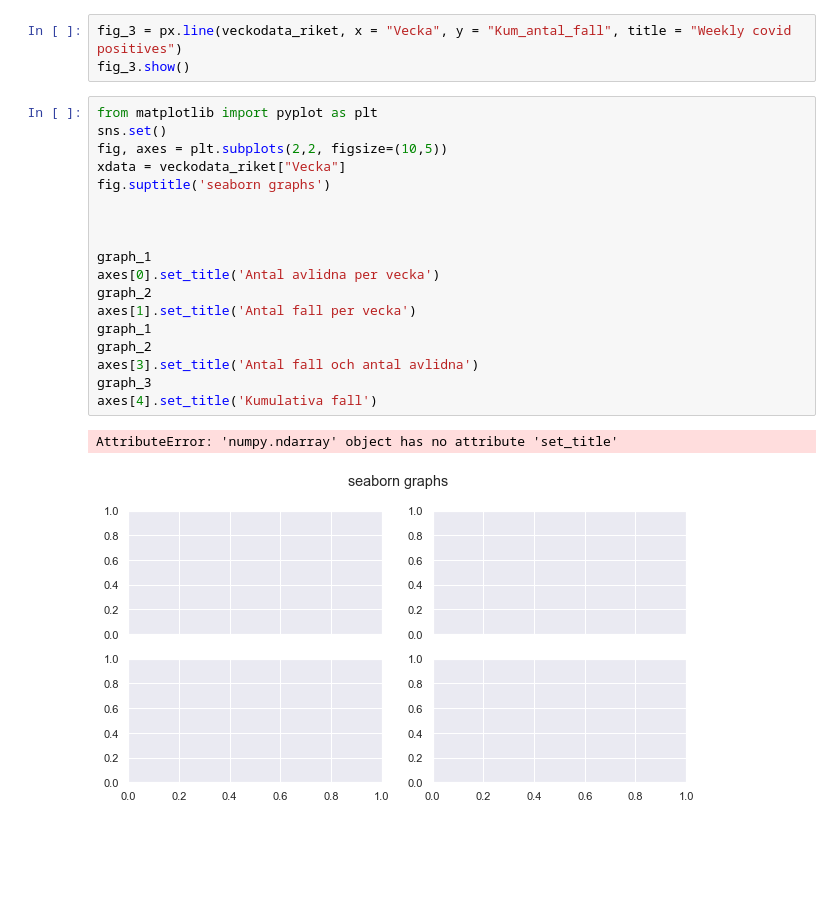
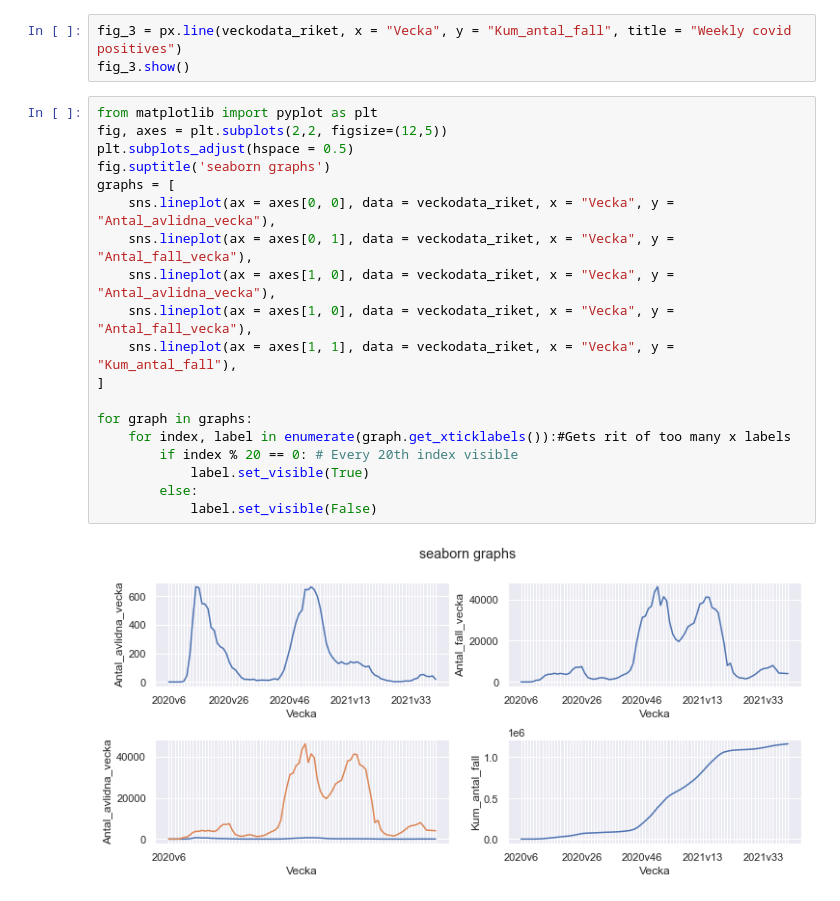
Before and after one commit to Lelelass/Databehandling-21, a Jupyter notebook: Labb_1/uppgift_1.ipynb, the cells around one changed output. Drawn from its saved outputs; the diff is of its cells as text; blank space fills up the shorter version.

Commit message:
Update uppgift_1.ipynb
finished subplotting with seaborn

```diff
--- a/Labb_1/uppgift_1.ipynb
+++ b/Labb_1/uppgift_1.ipynb
@@ -126,24 +128,24 @@ for index, label in enumerate(graph_3.get_xticklabels()):#Get rit of too many x
 # %%
 fig_3 = px.line(veckodata_riket, x = "Vecka", y = "Kum_antal_fall", title = "Weekly covid positives")
 fig_3.show()
-# %%
-from matplotlib import pyplot as plt
-sns.set()
-fig, axes = plt.subplots(2,2, figsize=(10,5))
-xdata = veckodata_riket["Vecka"]
-fig.suptitle('seaborn graphs')
-
-
-
-graph_1
-axes[0].set_title('Antal avlidna per vecka')
-graph_2
-axes[1].set_title('Antal fall per vecka')
-graph_1
-graph_2
-axes[3].set_title('Antal fall och antal avlidna')
-graph_3
-axes[4].set_title('Kumulativa fall')
-# %% [output]
-AttributeError: 'numpy.ndarray' object has no attribute 'set_title'
-[figure, removed]
+# %%
+from matplotlib import pyplot as plt
+fig, axes = plt.subplots(2,2, figsize=(12,5))
+plt.subplots_adjust(hspace = 0.5)
+fig.suptitle('seaborn graphs')
+graphs = [
+    sns.lineplot(ax = axes[0, 0], data = veckodata_riket, x = "Vecka", y = "Antal_avlidna_vecka"),
+    sns.lineplot(ax = axes[0, 1], data = veckodata_riket, x = "Vecka", y = "Antal_fall_vecka"),
+    sns.lineplot(ax = axes[1, 0], data = veckodata_riket, x = "Vecka", y = "Antal_avlidna_vecka"),
+    sns.lineplot(ax = axes[1, 0], data = veckodata_riket, x = "Vecka", y = "Antal_fall_vecka"),
+    sns.lineplot(ax = axes[1, 1], data = veckodata_riket, x = "Vecka", y = "Kum_antal_fall"),
+]
+
+for graph in graphs:
+    for index, label in enumerate(graph.get_xticklabels()):#Gets rit of too many x labels
+        if index % 20 == 0: # Every 20th index visible
+            label.set_visible(True)
+        else:
+            label.set_visible(False)
+# %% [output]
+[figure, added]
```
Also changed, not shown: parts of 4 cells of this notebook.
